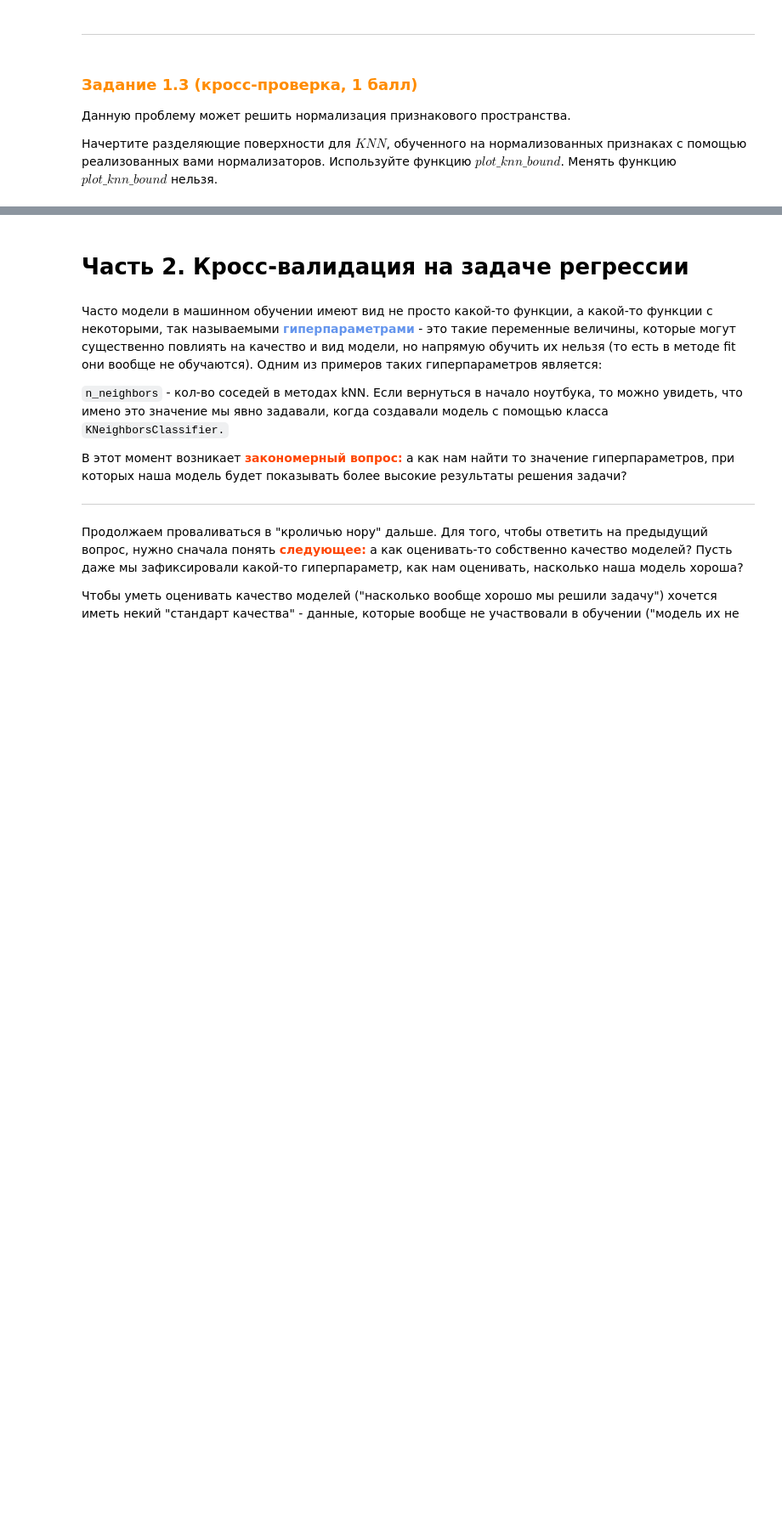
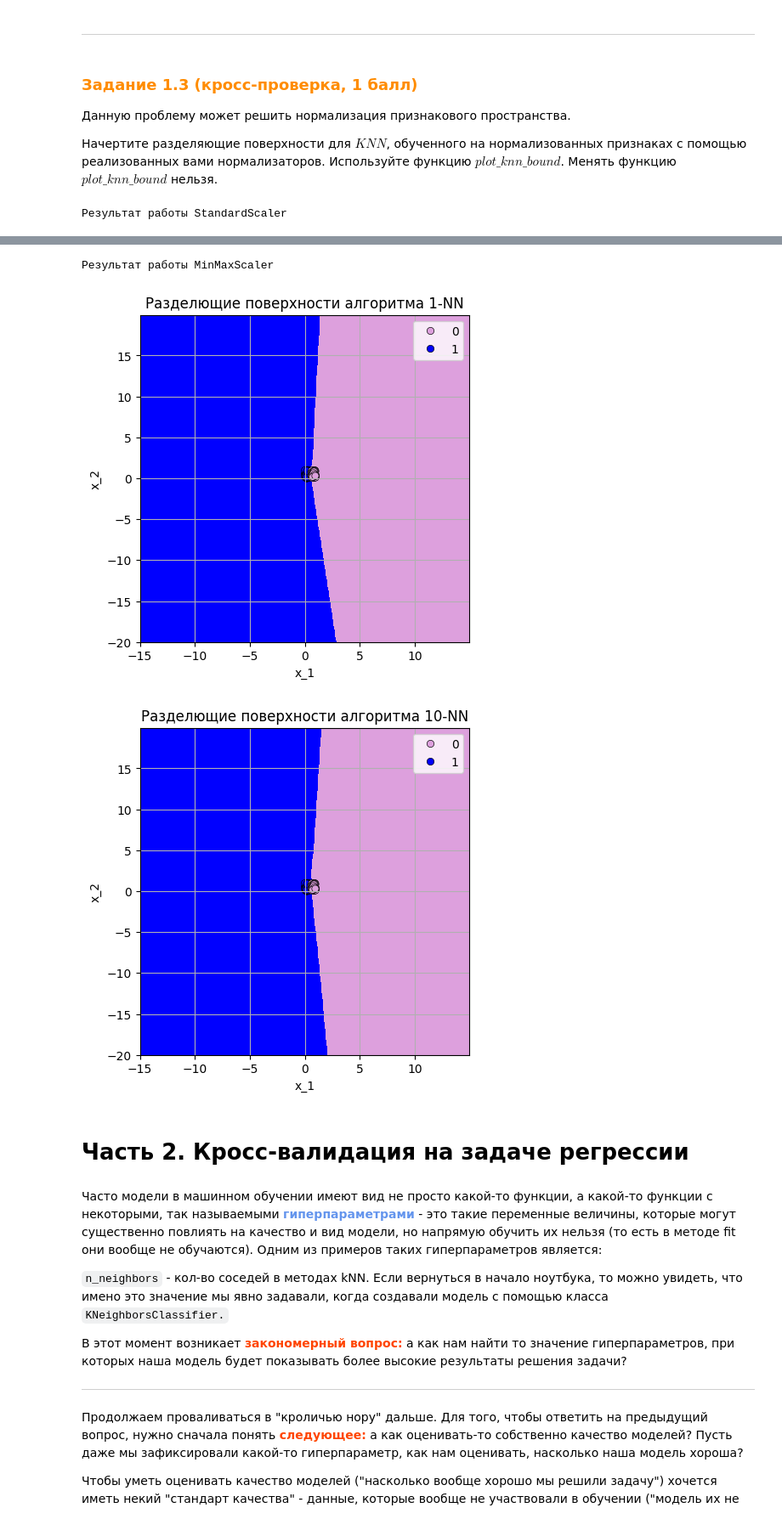
Before and after one commit to vdoffan/ml_cmc, a Jupyter notebook: ht_3/base/[Base]_Sklearn_knn_normalize_cv_[2024_2025].ipynb, the cells around one changed output, grey strips where cells are left out. Shown at 85% size. Saved outputs shown, nothing was run; the diff lists cells and outputs as text; code cells hidden in the pictures; blank space fills up the shorter version.

```diff
--- a/ht_3/base/[Base]_Sklearn_knn_normalize_cv_[2024_2025].ipynb
+++ b/ht_3/base/[Base]_Sklearn_knn_normalize_cv_[2024_2025].ipynb
@@ -366,13 +366,26 @@ plot_knn_bound(X, y, n_neighbors=10)
 # %%
 scaler = StandardScaler()
 scaler.fit(X)
 x_norm = scaler.transform(X)
 
+print('Результат работы StandardScaler')
 plot_knn_bound(x_norm, y, n_neighbors=1)
 plot_knn_bound(x_norm, y, n_neighbors=10)
+
+scaler = MinMaxScaler()
+scaler.fit(X)
+x_norm = scaler.transform(X)
+
+print('Результат работы MinMaxScaler')
+plot_knn_bound(x_norm, y, n_neighbors=1)
+plot_knn_bound(x_norm, y, n_neighbors=10)
 # %% [output]
+Результат работы StandardScaler
 [figure]
 [figure]
+Результат работы MinMaxScaler
+[figure, added]
+[figure, added]
 # %% [markdown]
 # Часть 2. Кросс-валидация на задаче регрессии
 # %% [markdown]
```
Also changed, not shown: parts of 5 cells of this notebook.
